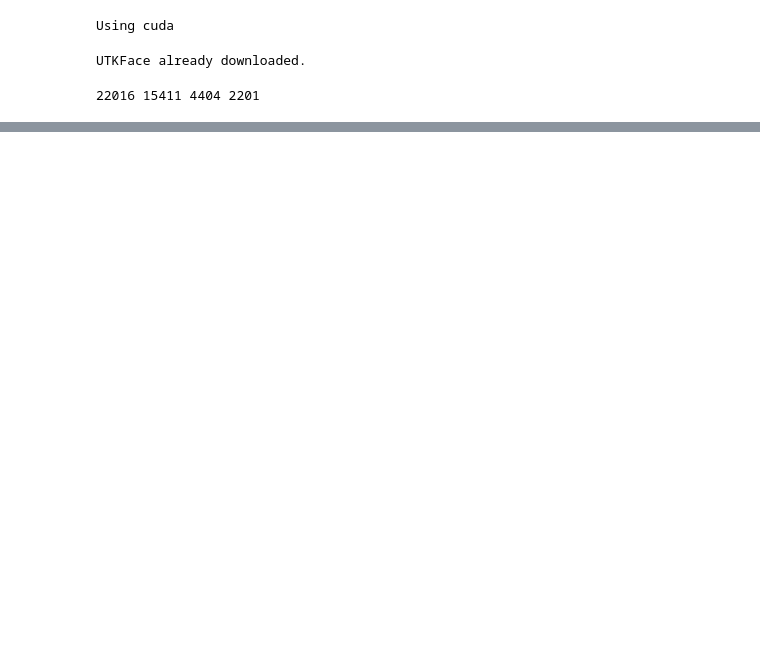
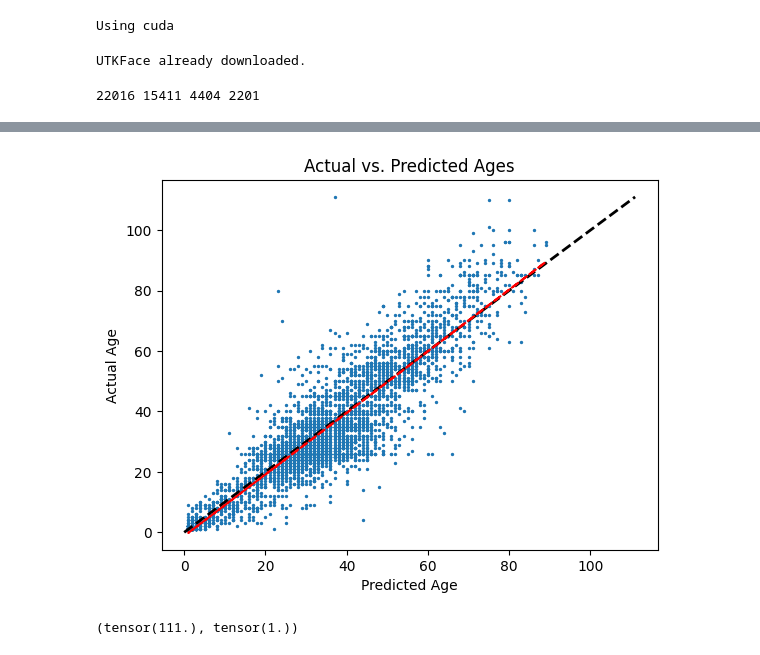
Before and after one commit to IsakLundstrom/D7047E_Exercises_and_Project, a Jupyter notebook: Project/train.ipynb, the cells around one changed output, grey strips where cells are left out. Saved outputs shown, nothing was run; the diff lists cells and outputs as text; code cells hidden in the pictures; blank space fills up the shorter version.

```diff
--- a/Project/train.ipynb
+++ b/Project/train.ipynb
@@ -90,22 +90,24 @@ class ResNetModel(nn.Module):
         for param in self.resnet.parameters():
             param.requires_grad=False
         self.resnet.fc = nn.Linear(512, 512)
-        self.ageHidden = nn.Linear(512,512)
+        self.ageHidden1 = nn.Linear(512,512)
+        self.ageHidden2 = nn.Linear(512,256)
+        self.ageDrop = nn.Dropout(p = 0.9)
+        self.ageFc = nn.Linear(512,1)
         self.genderHidden = nn.Linear(512,512)
+        self.genderFc = nn.Linear(512,2)
         self.ethnicityHidden = nn.Linear(512,512)
-        self.ageFc = nn.Linear(512,1)
-        self.genderFc = nn.Linear(512,2)
         #self.ethnicityFc = nn.Linear(512,5)
         self.ethnicityFc = nn.Linear(512,4)
 
     def forward(self, x):
         resOut = F.relu(self.resnet.forward(x))
-        ageX = F.relu(self.ageHidden(resOut))
-        ageOut = self.ageFc(ageX)
+        ageX = F.relu(self.ageHidden1(resOut))
+        ageOut = self.ageFc(self.ageDrop(ageX))
         genderX = F.relu(self.genderHidden(resOut))
-        genderOut = F.sigmoid(self.genderFc(genderX))
+        genderOut = F.sigmoid(self.genderFc(resOut))
         ethnicityX = F.relu(self.ethnicityHidden(resOut))
-        ethnicityOut = self.ethnicityFc(ethnicityX)
+        ethnicityOut = self.ethnicityFc(resOut)
         return ageOut, genderOut, ethnicityOut
 
     def unfreeze(self):
@@ -458,9 +507,18 @@ plt.show()
 # %%
-plt.scatter(agePredictions.cpu()[0], ageLabels.cpu(), s=2)
-plt.plot([0, 120], [0, 120], 'k--', lw=2)
-plt.xlabel('Actual Age')
-plt.ylabel('Predicted Age')
+x, y = agePredictions.cpu()[0], ageLabels.cpu()
+plt.scatter(x, y, s=2)
+plt.plot([0, max(y)], [0, max(y)], 'k--', lw=2)
+
+a, b = np.polyfit(x, y, 1)
+plt.plot(x, a*x+b, 'r--')
+
+plt.xlabel('Predicted Age')
+plt.ylabel('Actual Age')
 plt.title('Actual vs. Predicted Ages')
 plt.show()
+# %% [output]
+[figure, added]
 # %%
 max(ageLabels.cpu()), min(ageLabels.cpu())
+# %% [output]
+(tensor(111.), tensor(1.))
```
Also changed, not shown: parts of 9 cells of this notebook.
